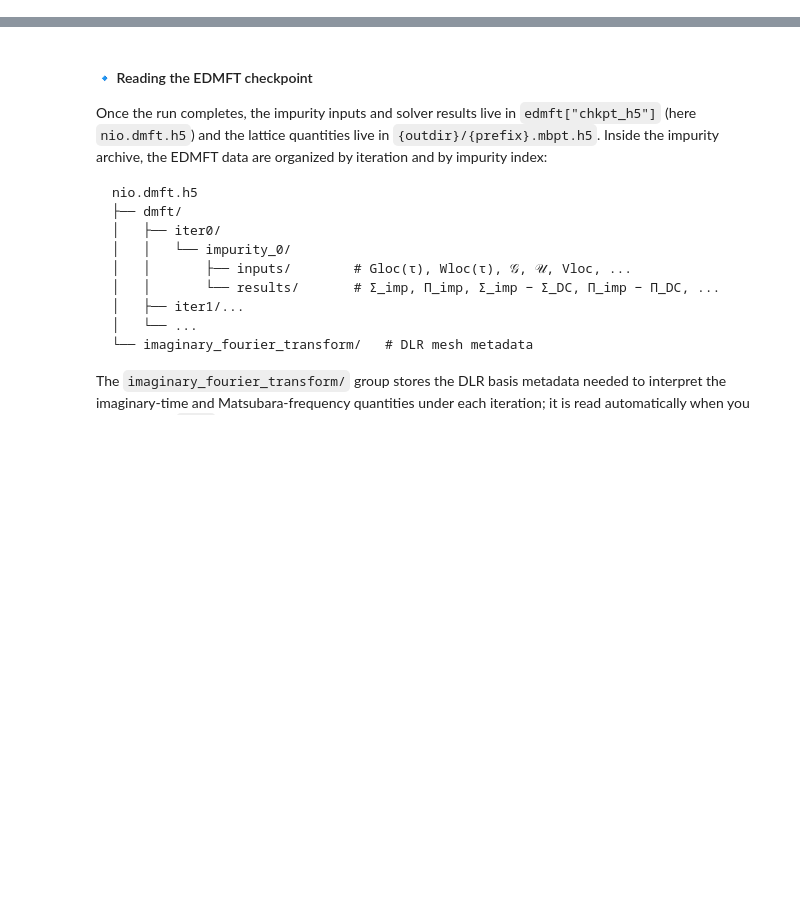
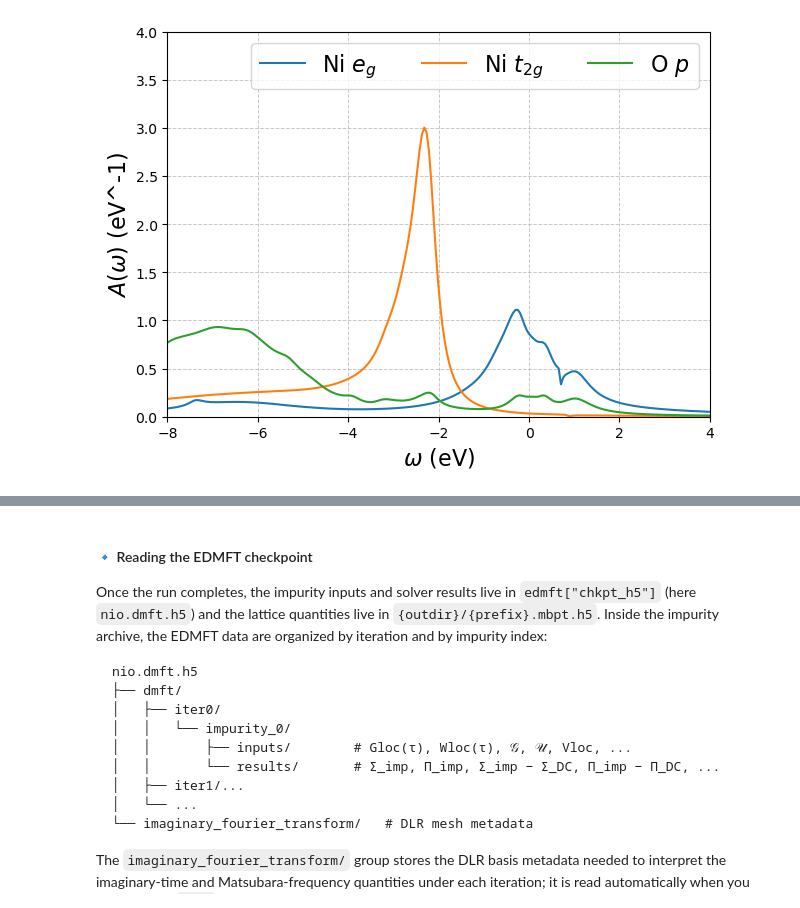
Before and after one commit to AbInitioQHub/coqui-tutorial, a Jupyter notebook: quickstart/04_gw_edmft/04_gw_edmft.ipynb, the cells around one changed output, grey strips where cells are left out. Saved outputs shown, nothing was run; the diff lists cells and outputs as text; code cells hidden in the pictures; blank space fills up the shorter version.

```diff
--- a/quickstart/04_gw_edmft/04_gw_edmft.ipynb
+++ b/quickstart/04_gw_edmft/04_gw_edmft.ipynb
@@ -197,0 +218,24 @@ plt.show()
+# %%
+with HDFArchive("nio.mbpt.h5", "r") as ar:
+    w_mesh = ar["scf/iter8/ac/G_wskab_fbz/w_mesh"] * Hartree_eV
+    Gw = ar["scf/iter8/ac/G_wskab_fbz/output"] / Hartree_eV
+
+Aloc = -np.sum(Gw.imag, axis=(1, 2)) / Gw.shape[2] * 2.0 / np.pi
+A_eg = Aloc[:,0] + Aloc[:,1]
+A_t2g = Aloc[:,2] + Aloc[:,3] + Aloc[:,4]
+A_p = Aloc[:,5] + Aloc[:,6] + Aloc[:,7]
+
+fig, ax = plt.subplots(1, figsize=(7,5), dpi=100)
+
+ax.plot(w_mesh.real, A_eg, label='Ni $e_g$')
+ax.plot(w_mesh.real, A_t2g, label='Ni $t_{2g}$')
+ax.plot(w_mesh.real, A_p, label='O $p$')
+
+ax.set_xlim(-8.0, 4.0)
+ax.set_ylim(0, 4.0)
+ax.set_xlabel("$\omega$ (eV)", fontsize=16)
+ax.set_ylabel("$A(\omega)$ (eV^-1)", fontsize=16)
+ax.legend(ncol=3, loc=1, fontsize=16)
+ax.grid(True, which='both', linestyle='--', linewidth=0.7, alpha=0.7)
+# %% [output]
+[figure, added]
```
Also changed, not shown: parts of 39 cells of this notebook, 1 other file.
